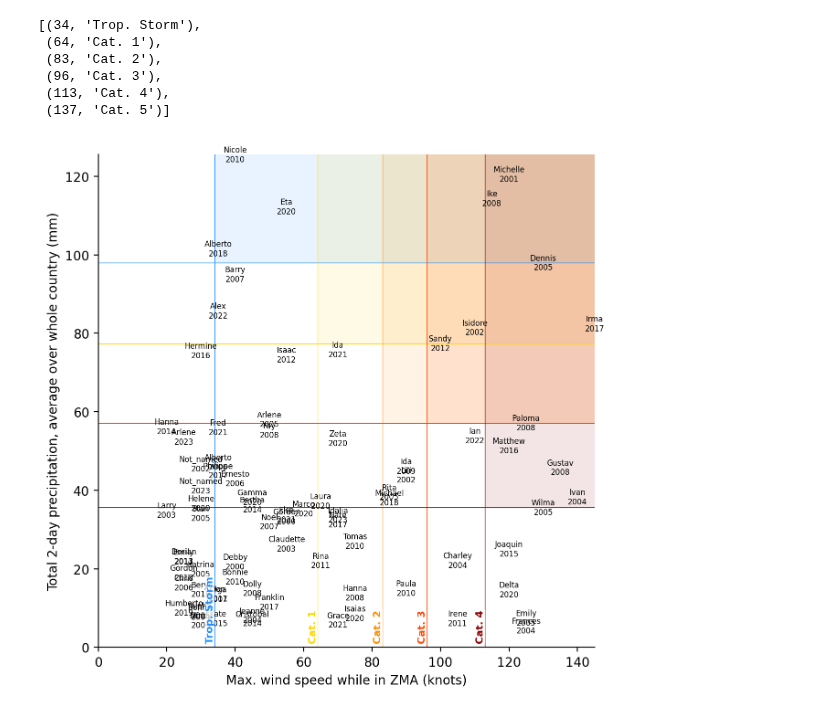
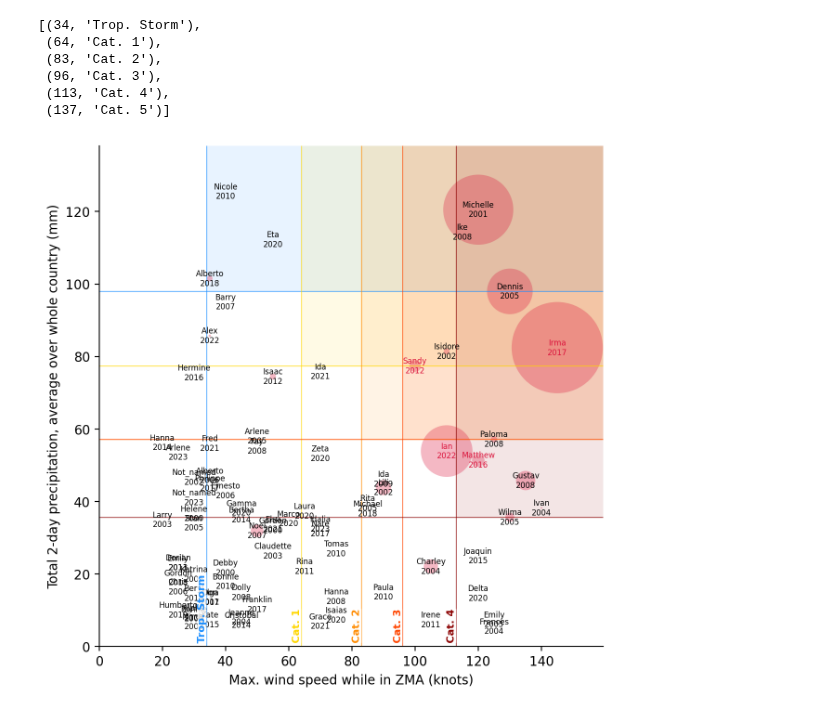
Before and after one commit to OCHA-DAP/ds-aa-cub-hurricanes, a Jupyter notebook: exploration/combine_imerg_ibtracs.ipynb, the cells around one changed output. Cells and saved outputs as stored; diff of their text form; code cells hidden in the pictures.

Commit message:
impact data plot

```diff
--- a/exploration/combine_imerg_ibtracs.ipynb
+++ b/exploration/combine_imerg_ibtracs.ipynb
@@ -44,5 +66,9 @@ df_stats = stratus.load_parquet_from_blob(blob_name)
+# %%
+blob_name = f"{PROJECT_PREFIX}/processed/storm_stats/zma_stats.parquet"
+
+df_stats_raw = stratus.load_parquet_from_blob(blob_name)
 # %%
-df_stats = df_stats.merge(df_storms)
+df_stats = df_stats_raw.merge(df_storms)
 df_stats
 # %% [output]
 |  | sid | valid_time_min | valid_time_max | wind_speed_max | max_roll2_mean | storm_id | atcf_id | season | ... |
@@ -81,3 +87,7 @@ Text(0, 0.5, 'Total 2-day precipitation, average over whole country (mm)')
+# %%
+cols = ["sid", "cerf", "Total Affected"]
+df_stats = df_stats.merge(df_impact[cols], how="left")
+df_stats["cerf"] = df_stats["cerf"].fillna(False)
 # %%
 target_rp = 4
 # %%
@@ -99,2 +109,2 @@ df_stats
 # %%
-df_stats_complete = df_stats.dropna()
+df_stats_complete = df_stats.dropna(subset=["max_roll2_mean"])
@@ -180,8 +206,26 @@ cat_colors = {
 # %%
 fig, ax = plt.subplots(dpi=200, figsize=(7, 7))
 
-ymax = df_stats_complete["max_roll2_mean"].max()
-xmax = df_stats_complete["wind_speed_max"].max()
+ymax = df_stats_complete["max_roll2_mean"].max() * 1.1
+xmax = df_stats_complete["wind_speed_max"].max() * 1.1
+
+# Bubble sizes (handle NaNs as zero)
+bubble_sizes = df_stats_complete["Total Affected"].fillna(0)
+# Optional: scale for visual clarity
+bubble_sizes_scaled = (
+    bubble_sizes / bubble_sizes.max() * 5000
+)  # Adjust 300 as needed
+
+# Plot bubbles
+ax.scatter(
+    df_stats_complete["wind_speed_max"],
+    df_stats_complete["max_roll2_mean"],
+    s=bubble_sizes_scaled,
+    alpha=0.3,
+    color="crimson",
+    edgecolor="none",
+    zorder=1,
+)
 
 for _, row in df_stats_complete.iterrows():
     ax.annotate(
@@ -190,6 +234,7 @@ for _, row in df_stats_complete.iterrows():
         ha="center",
         va="center",
         fontsize=6,
+        color="crimson" if row["cerf"] else "k",
     )
 
 for cat_name, row in df_threshs.set_index("cat").iterrows():
@@ -208,31 +253,31 @@ for cat_name, row in df_threshs.set_index("cat").iterrows():
             zorder=0,
         )
     )
     ax.annotate(
         cat_name,
         (row["wind_speed_max"], 1),
         va="bottom",
         ha="right",
         color=color,
         rotation=90,
         fontweight="bold",
         fontsize=8,
         bbox=dict(
             boxstyle="round,pad=0",
             facecolor="white",  # Highlight color
             edgecolor="none",  # No border
             alpha=0.8,  # Transparency
         ),
     )
 
 
 ax.set_xlim(left=0, right=xmax)
 ax.set_ylim(bottom=0, top=ymax)
 
 ax.set_xlabel("Max. wind speed while in ZMA (knots)")
 ax.set_ylabel("Total 2-day precipitation, average over whole country (mm)")
 
 ax.spines.top.set_visible(False)
 ax.spines.right.set_visible(False)
 # %% [output]
-[figure, old version]
+[figure, new version]
```
Also changed, not shown: parts of 8 cells of this notebook, 5 other files.
